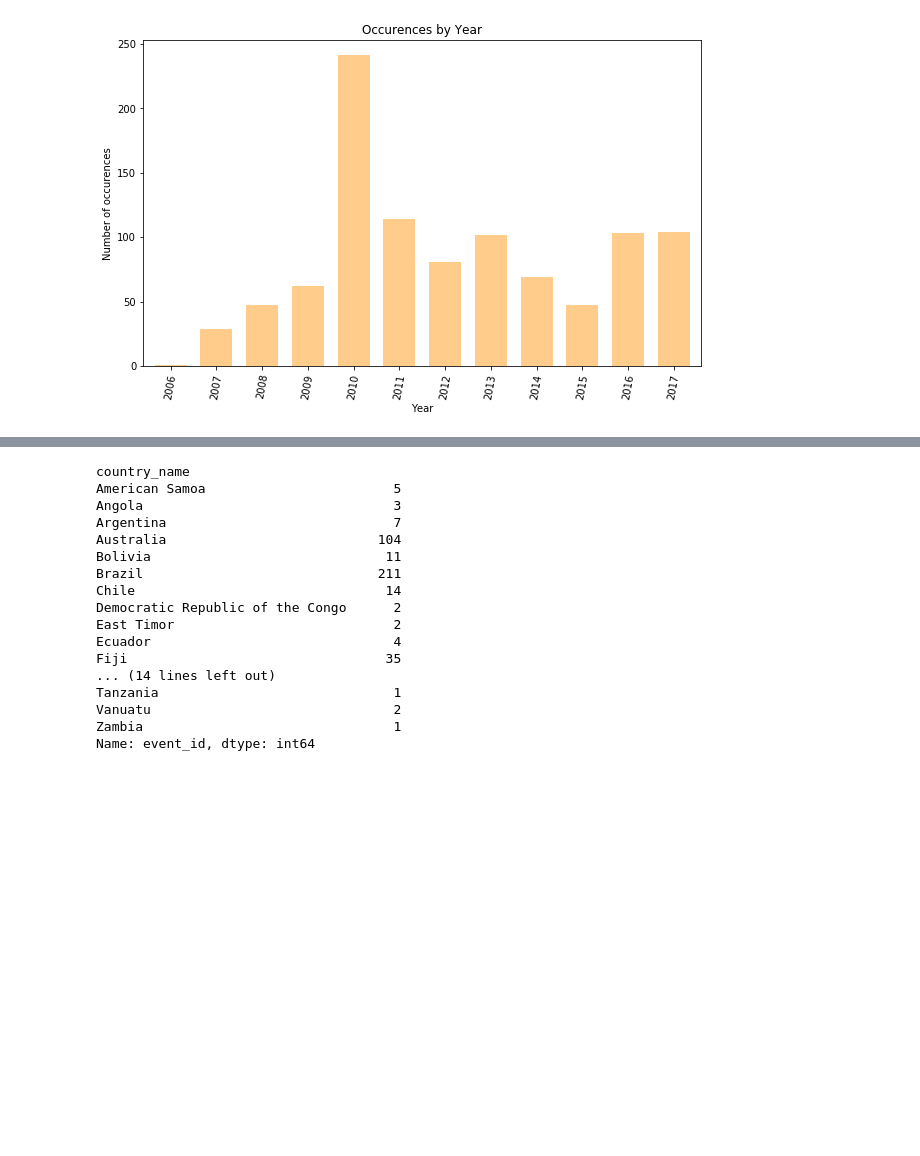
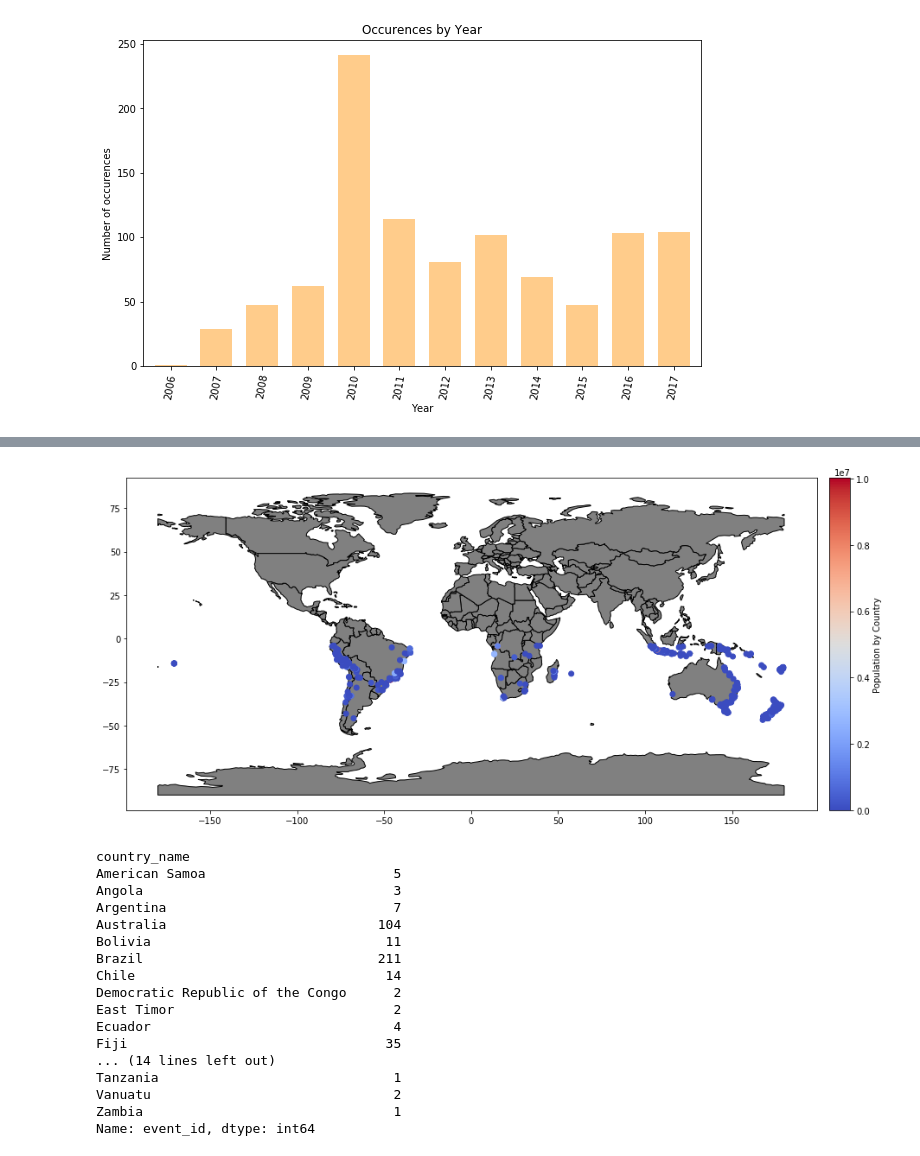
Before and after one commit to simoneperazzoli/simoneperazzoli-playing-with-nasa-datasets, a Jupyter notebook: global-landslide-nasa-dataset.ipynb, the cells around one changed output, grey strips where cells are left out. Cells and saved outputs as stored; diff of their text form; code cells hidden in the pictures; blank space fills up the shorter version.

```diff
--- a/global-landslide-nasa-dataset.ipynb
+++ b/global-landslide-nasa-dataset.ipynb
@@ -296 +268,20 @@ plt.show()
+# %%
+# Check population by local of occurence
+import geopandas
+from mpl_toolkits.axes_grid1 import make_axes_locatable
+gdf = geopandas.GeoDataFrame(
+    data_land, geometry=geopandas.points_from_xy(data_land.longitude, data_land.latitude))
+world = geopandas.read_file(geopandas.datasets.get_path('naturalearth_lowres'))
+
+ax = world.plot(
+    color='grey', edgecolor='black', figsize=(15,9))
+
+divider = make_axes_locatable(ax)
+cax = divider.append_axes("right", size="3%", pad=0.2)
+gdf.plot(column='admin_division_population',
+         cmap='coolwarm', ax=ax, legend=True, cax=cax,
+         legend_kwds={'label': "Population by Country"})
+plt.show()
+# %% [output]
+[figure, added]
 # %%
```
Also changed, not shown: parts of 22 cells of this notebook.
